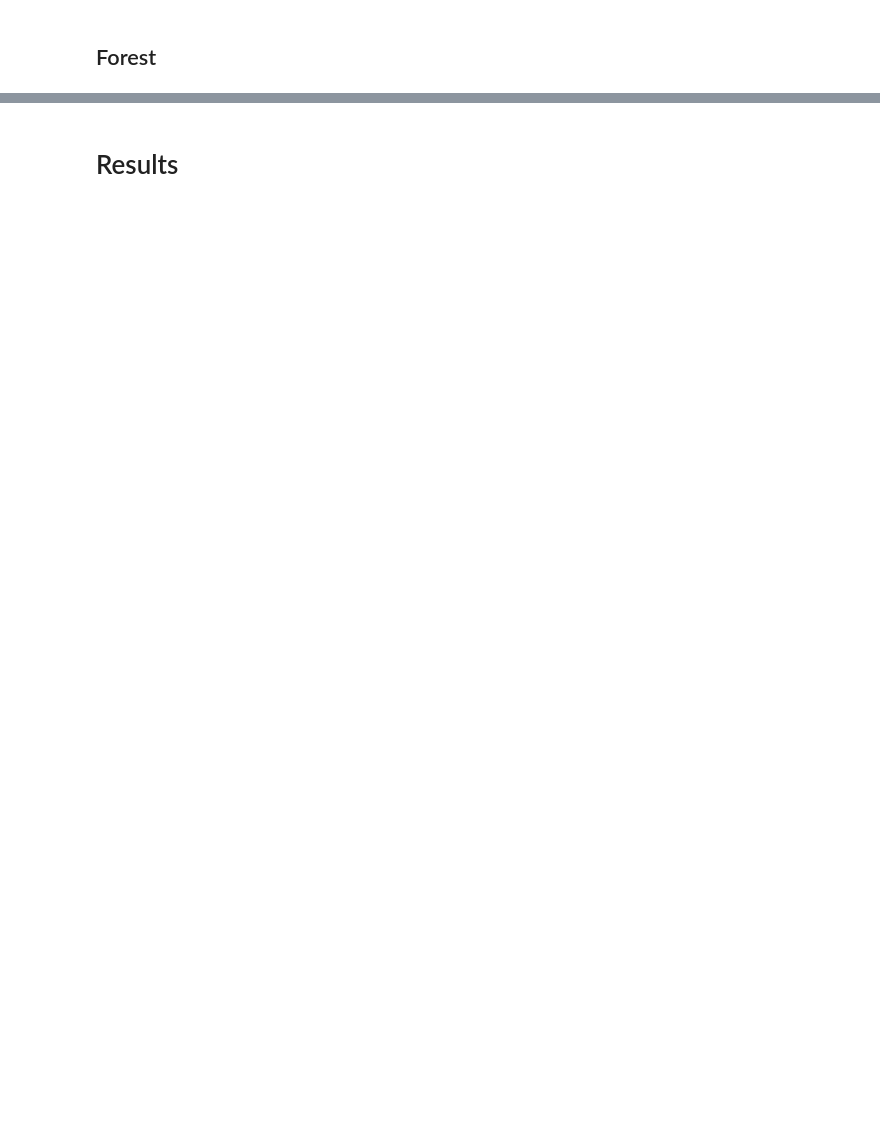
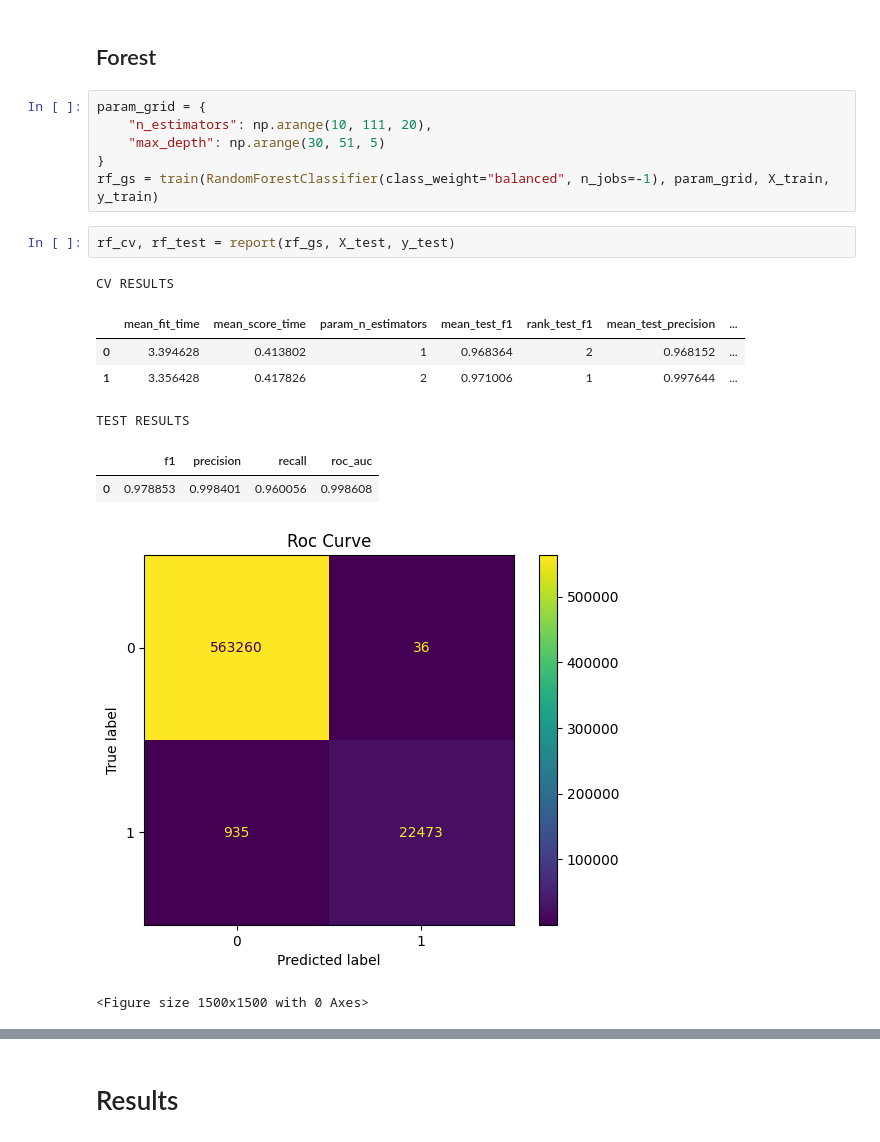
Before and after one commit to Renhas/ML-Course, a Jupyter notebook: Flight Status Prediction/Classification.ipynb, the cells around one changed output, grey strips where cells are left out. Saved outputs shown, nothing was run; the diff lists cells and outputs as text; blank space fills up the shorter version.

```diff
--- a/Flight Status Prediction/Classification.ipynb
+++ b/Flight Status Prediction/Classification.ipynb
@@ -1107,2 +1185,20 @@ MemoryError: Unable to allocate 2.95 GiB for an array with shape (2346814, 169)
 # %% [markdown]
 ## Forest
+# %%
+param_grid = {
+    "n_estimators": np.arange(10, 111, 20),
+    "max_depth": np.arange(30, 51, 5)
+}
+rf_gs = train(RandomForestClassifier(class_weight="balanced", n_jobs=-1), param_grid, X_train, y_train)
+# %%
+rf_cv, rf_test = report(rf_gs, X_test, y_test)
+# %% [output]
+CV RESULTS
+|  | mean_fit_time | mean_score_time | param_n_estimators | mean_test_f1 | rank_test_f1 | mean_test_precision | ... |
+| 0 | 3.394628 | 0.413802 | 1 | 0.968364 | 2 | 0.968152 | ... |
+| 1 | 3.356428 | 0.417826 | 2 | 0.971006 | 1 | 0.997644 | ... |
+TEST RESULTS
+|  | f1 | precision | recall | roc_auc |
+| 0 | 0.978853 | 0.998401 | 0.960056 | 0.998608 |
+[figure, added]
+<Figure size 1500x1500 with 0 Axes>
```
Also changed, not shown: parts of 19 cells of this notebook, 4 other files.
